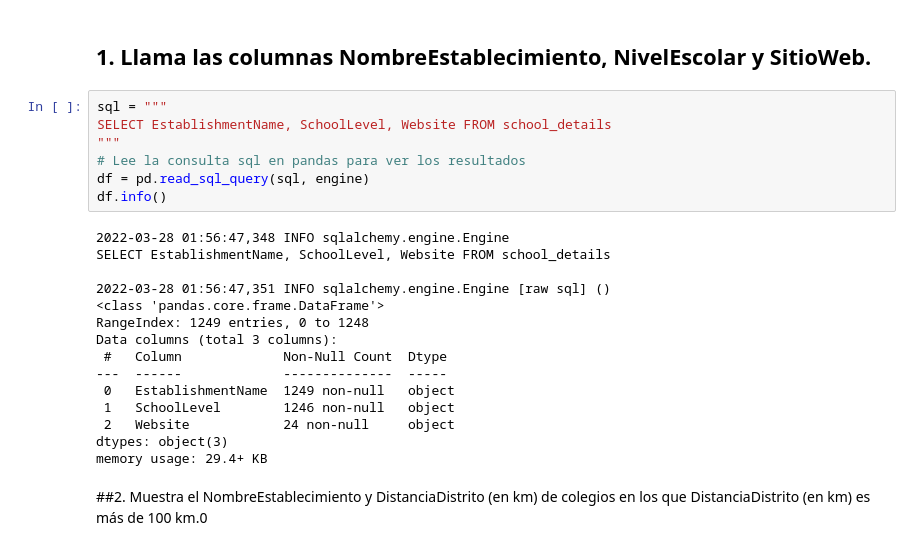
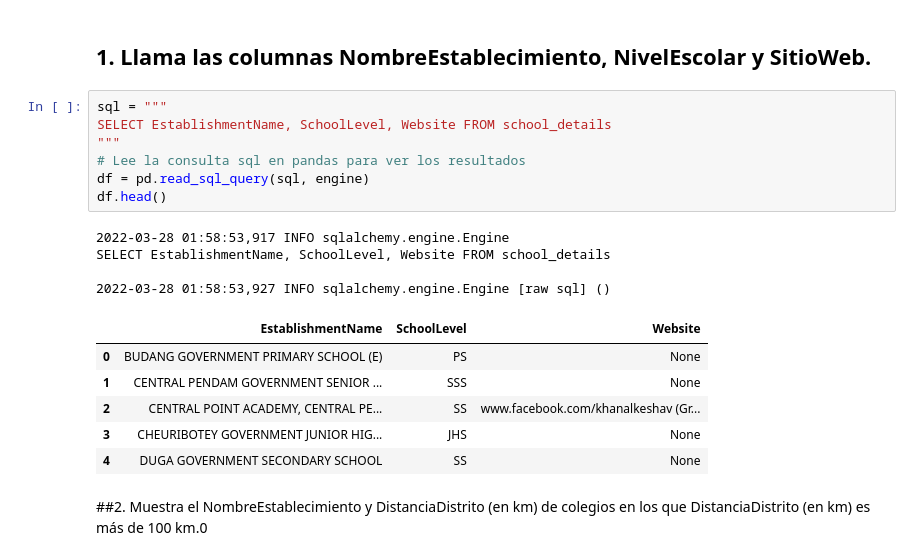
Before and after one commit to JGuarnizo/Coding_Dojo, a Jupyter notebook: Advanced_Machine_Learning/Week12_Introduction_SQL/Ejercicio_Conceptos_Basicos_SQL_JG.ipynb, the cells around one changed output. Cells and saved outputs as stored; diff of their text form.

```diff
--- a/Advanced_Machine_Learning/Week12_Introduction_SQL/Ejercicio_Conceptos_Basicos_SQL_JG.ipynb
+++ b/Advanced_Machine_Learning/Week12_Introduction_SQL/Ejercicio_Conceptos_Basicos_SQL_JG.ipynb
@@ -68,25 +68,21 @@ CREATE TABLE school_details (
 # %%
 sql = """
 SELECT EstablishmentName, SchoolLevel, Website FROM school_details
 """
 # Lee la consulta sql en pandas para ver los resultados
 df = pd.read_sql_query(sql, engine)
-df.info()
+df.head()
 # %% [output]
-2022-03-28 01:56:47,348 INFO sqlalchemy.engine.Engine
+2022-03-28 01:58:53,917 INFO sqlalchemy.engine.Engine
 SELECT EstablishmentName, SchoolLevel, Website FROM school_details
 
-2022-03-28 01:56:47,351 INFO sqlalchemy.engine.Engine [raw sql] ()
-<class 'pandas.core.frame.DataFrame'>
-RangeIndex: 1249 entries, 0 to 1248
-Data columns (total 3 columns):
- #   Column             Non-Null Count  Dtype
----  ------             --------------  -----
- 0   EstablishmentName  1249 non-null   object
- 1   SchoolLevel        1246 non-null   object
- 2   Website            24 non-null     object
-dtypes: object(3)
-memory usage: 29.4+ KB
+2022-03-28 01:58:53,927 INFO sqlalchemy.engine.Engine [raw sql] ()
+|  | EstablishmentName | SchoolLevel | Website |
+| 0 | BUDANG GOVERNMENT PRIMARY SCHOOL (E) | PS | None |
+| 1 | CENTRAL PENDAM GOVERNMENT SENIOR ... | SSS | None |
+| 2 | CENTRAL POINT ACADEMY, CENTRAL PE... | SS | www.facebook.com/khanalkeshav (Gr... |
+| 3 | CHEURIBOTEY GOVERNMENT JUNIOR HIG... | JHS | None |
+| 4 | DUGA GOVERNMENT SECONDARY SCHOOL | SS | None |
 # %% [markdown]
 ##2. Muestra el NombreEstablecimiento y DistanciaDistrito (en km) de colegios en los que DistanciaDistrito (en km) es más de 100 km.0
 # %%
```
